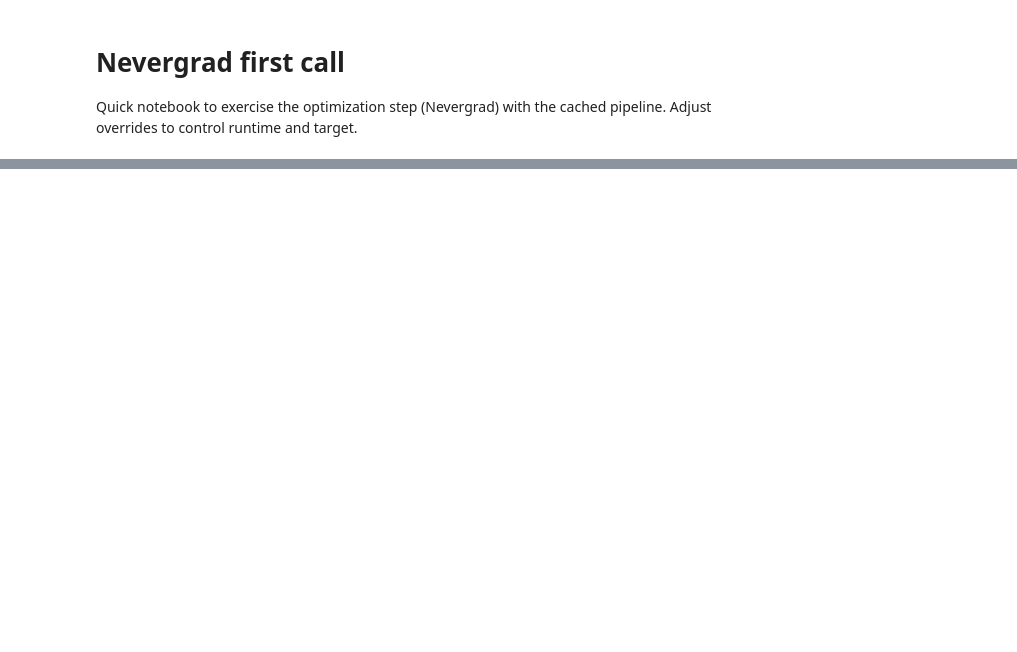
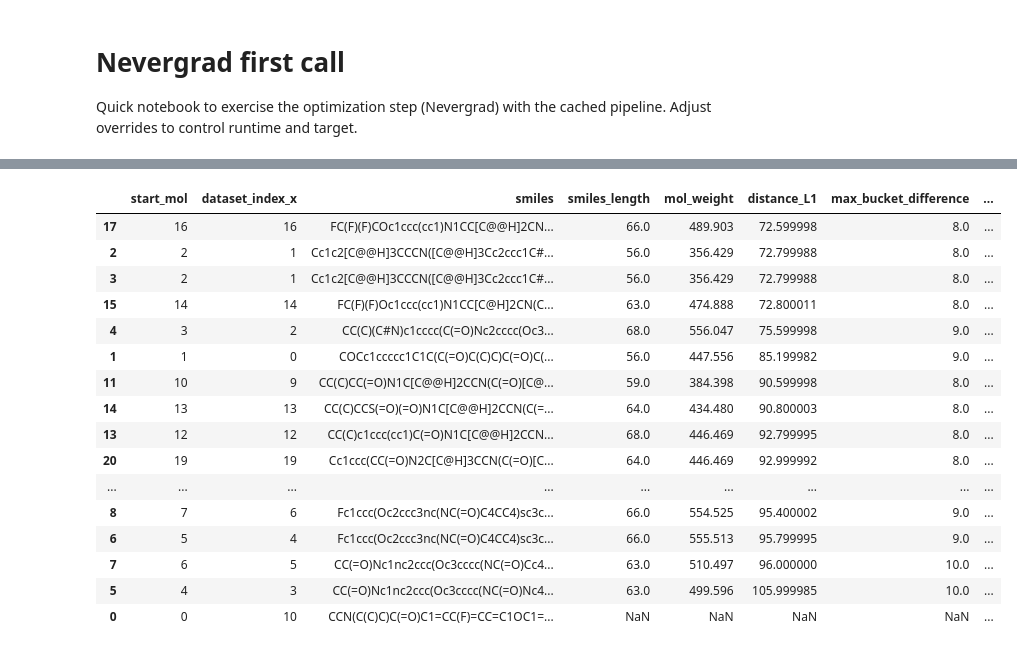
Before and after one commit to EESI/nevermore, a Jupyter notebook: notebooks/nevergrad_first_call.ipynb, the cells around one changed output, grey strips where cells are left out. Saved outputs shown, nothing was run; the diff lists cells and outputs as text; code cells hidden in the pictures; blank space fills up the shorter version.

```diff
--- a/notebooks/nevergrad_first_call.ipynb
+++ b/notebooks/nevergrad_first_call.ipynb
@@ -75,0 +128,20 @@ if manifest_path.exists():
+# %%
+df_sorted
+# %% [output]
+|  | start_mol | dataset_index_x | smiles | smiles_length | mol_weight | distance_L1 | max_bucket_difference | ... |
+| 17 | 16 | 16 | FC(F)(F)COc1ccc(cc1)N1CC[C@@H]2CN... | 66.0 | 489.903 | 72.599998 | 8.0 | ... |
+| 2 | 2 | 1 | Cc1c2[C@@H]3CCCN([C@@H]3Cc2ccc1C#... | 56.0 | 356.429 | 72.799988 | 8.0 | ... |
+| 3 | 2 | 1 | Cc1c2[C@@H]3CCCN([C@@H]3Cc2ccc1C#... | 56.0 | 356.429 | 72.799988 | 8.0 | ... |
+| 15 | 14 | 14 | FC(F)(F)Oc1ccc(cc1)N1CC[C@H]2CN(C... | 63.0 | 474.888 | 72.800011 | 8.0 | ... |
+| 4 | 3 | 2 | CC(C)(C#N)c1cccc(C(=O)Nc2cccc(Oc3... | 68.0 | 556.047 | 75.599998 | 9.0 | ... |
+| 1 | 1 | 0 | COCc1ccccc1C1C(C(=O)C(C)C)C(=O)C(... | 56.0 | 447.556 | 85.199982 | 9.0 | ... |
+| 11 | 10 | 9 | CC(C)CC(=O)N1C[C@@H]2CCN(C(=O)[C@... | 59.0 | 384.398 | 90.599998 | 8.0 | ... |
+| 14 | 13 | 13 | CC(C)CCS(=O)(=O)N1C[C@@H]2CCN(C(=... | 64.0 | 434.480 | 90.800003 | 8.0 | ... |
+| 13 | 12 | 12 | CC(C)c1ccc(cc1)C(=O)N1C[C@@H]2CCN... | 68.0 | 446.469 | 92.799995 | 8.0 | ... |
+| 20 | 19 | 19 | Cc1ccc(CC(=O)N2C[C@H]3CCN(C(=O)[C... | 64.0 | 446.469 | 92.999992 | 8.0 | ... |
+| ... | ... | ... | ... | ... | ... | ... | ... | ... |
+| 8 | 7 | 6 | Fc1ccc(Oc2ccc3nc(NC(=O)C4CC4)sc3c... | 66.0 | 554.525 | 95.400002 | 9.0 | ... |
+| 6 | 5 | 4 | Fc1ccc(Oc2ccc3nc(NC(=O)C4CC4)sc3c... | 66.0 | 555.513 | 95.799995 | 9.0 | ... |
+| 7 | 6 | 5 | CC(=O)Nc1nc2ccc(Oc3cccc(NC(=O)Cc4... | 63.0 | 510.497 | 96.000000 | 10.0 | ... |
+| 5 | 4 | 3 | CC(=O)Nc1nc2ccc(Oc3cccc(NC(=O)Nc4... | 63.0 | 499.596 | 105.999985 | 10.0 | ... |
+| 0 | 0 | 10 | CCN(C(C)C)C(=O)C1=CC(F)=CC=C1OC1=... | NaN | NaN | NaN | NaN | ... |
```
Also changed, not shown: parts of 6 cells of this notebook, 5 other files.
